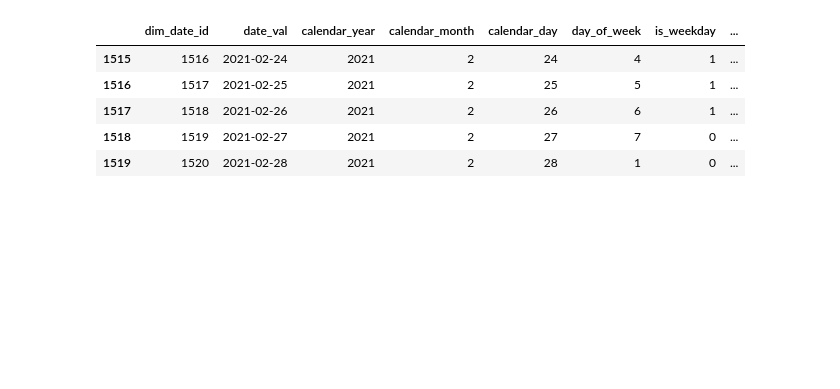
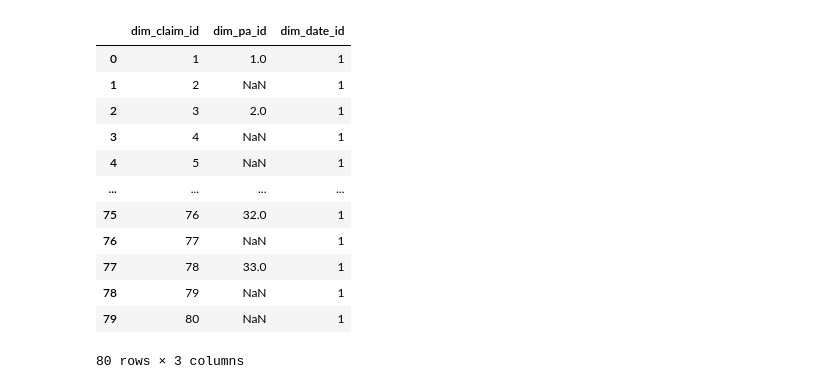
Before and after one commit to xushuo0/CoverMyMeds_Project, a Jupyter notebook: date_summary.ipynb, the cells around one changed output. Cells and saved outputs as stored; diff of their text form; code cells hidden in the pictures; blank space fills up the shorter version.

```diff
--- a/date_summary.ipynb
+++ b/date_summary.ipynb
@@ -10,12 +10,19 @@ bridge = pd.read_csv('./CoverMyMeds_data/bridge.csv')
 dim_claims = pd.read_csv('./CoverMyMeds_data/dim_claims.csv')
 dim_date = pd.read_csv('./CoverMyMeds_data/dim_date.csv')
 dim_pa = pd.read_csv('./CoverMyMeds_data/dim_pa.csv')
-# %%
-dim_date.tail()
-# %% [output]
-|  | dim_date_id | date_val | calendar_year | calendar_month | calendar_day | day_of_week | is_weekday | ... |
-| 1515 | 1516 | 2021-02-24 | 2021 | 2 | 24 | 4 | 1 | ... |
-| 1516 | 1517 | 2021-02-25 | 2021 | 2 | 25 | 5 | 1 | ... |
-| 1517 | 1518 | 2021-02-26 | 2021 | 2 | 26 | 6 | 1 | ... |
-| 1518 | 1519 | 2021-02-27 | 2021 | 2 | 27 | 7 | 0 | ... |
-| 1519 | 1520 | 2021-02-28 | 2021 | 2 | 28 | 1 | 0 | ... |
+# %%
+bridge.head(80)
+# %% [output]
+|  | dim_claim_id | dim_pa_id | dim_date_id |
+| 0 | 1 | 1.0 | 1 |
+| 1 | 2 | NaN | 1 |
+| 2 | 3 | 2.0 | 1 |
+| 3 | 4 | NaN | 1 |
+| 4 | 5 | NaN | 1 |
+| ... | ... | ... | ... |
+| 75 | 76 | 32.0 | 1 |
+| 76 | 77 | NaN | 1 |
+| 77 | 78 | 33.0 | 1 |
+| 78 | 79 | NaN | 1 |
+| 79 | 80 | NaN | 1 |
+80 rows × 3 columns
```
Also changed, not shown: parts of 5 cells of this notebook.
